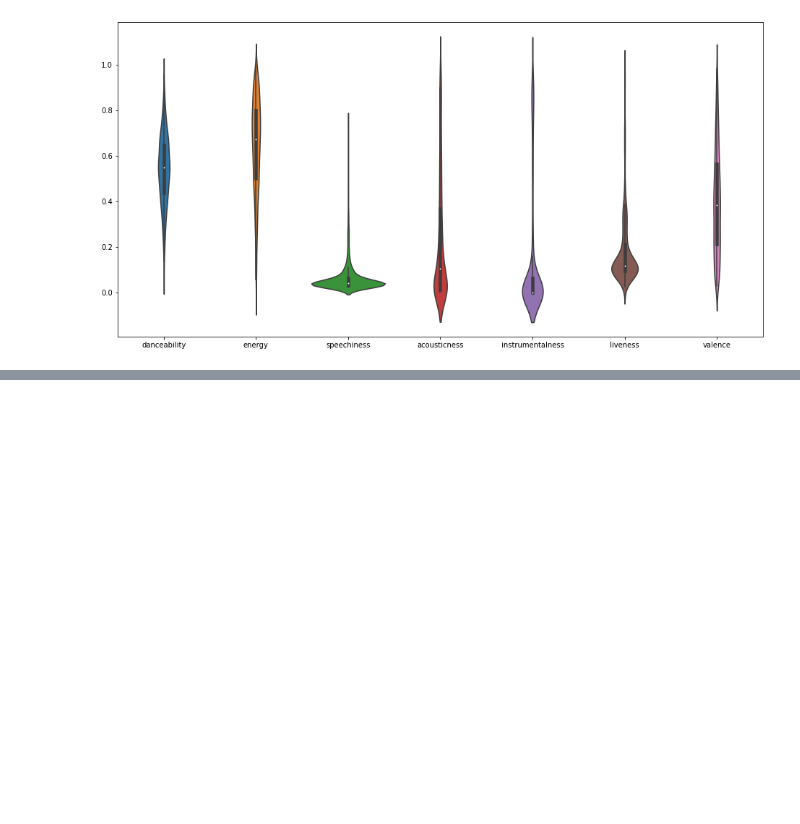
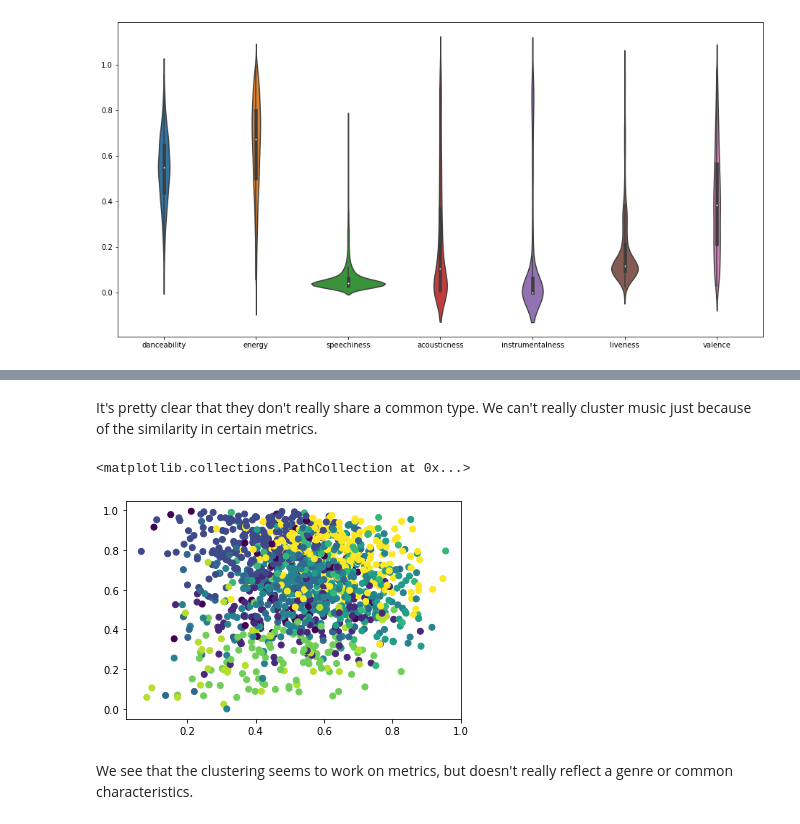
Before and after one commit to TimoBl/Spotify-Data-Analysis, a Jupyter notebook: Spotify_Data_Analysis.ipynb, the cells around one changed output, grey strips where cells are left out. Cells and saved outputs as stored; diff of their text form; code cells hidden in the pictures; blank space fills up the shorter version.

```diff
--- a/Spotify_Data_Analysis.ipynb
+++ b/Spotify_Data_Analysis.ipynb
@@ -398,20 +395,0 @@ colors = ["red", "blue", "black", "yellow", "brown"]
-# %%
-fig, ax = plt.subplots(figsize=(5, 5))
-
-for i in range(len(genres)):
-  cmd = """ SELECT energy, danceability FROM shazam_tracks AS s
-            INNER JOIN artist_genres AS a
-            ON s.artistName=a.artistName
-            INNER JOIN track_features AS t
-            ON s.trackId=t.trackId
-            WHERE genreName='""" + genres[i] + "';"
-
-  cur = database.execute(cmd)
-  res = cur.fetchall()
-
-  features = []
-  for j in range(2):
-    feature = [x[j] for x in res]
-    features.append(feature)
-
-  ax.scatter(features[0], features[1], c=colors[i]);
@@ -419,0 +398,14 @@ for i in range(len(genres)):
+# %%
+import numpy as np
+from sklearn.cluster import KMeans
+
+X = res
+n = 10
+
+kmeans = KMeans(n_clusters=n, random_state=0).fit(X)
+# %%
+cmd = """SELECT * FROM shazam_tracks;"""
+cur = database.execute(cmd)
+res = cur.fetchall()
+
+labels = kmeans.predict(X)
@@ -419,0 +441,9 @@ for i in range(len(genres)):
+# %% [markdown]
+It's pretty clear that they don't really share a common type. We can't really cluster music just because of the similarity in certain metrics.
+# %%
+plt.scatter(features[0], features[1], c=labels, cmap='viridis')
+# %% [output]
+<matplotlib.collections.PathCollection at 0x...>
+[figure, added]
+# %% [markdown]
+We see that the clustering seems to work on metrics, but doesn't really reflect a genre or common characteristics.
```
Also changed, not shown: parts of 7 cells of this notebook.
